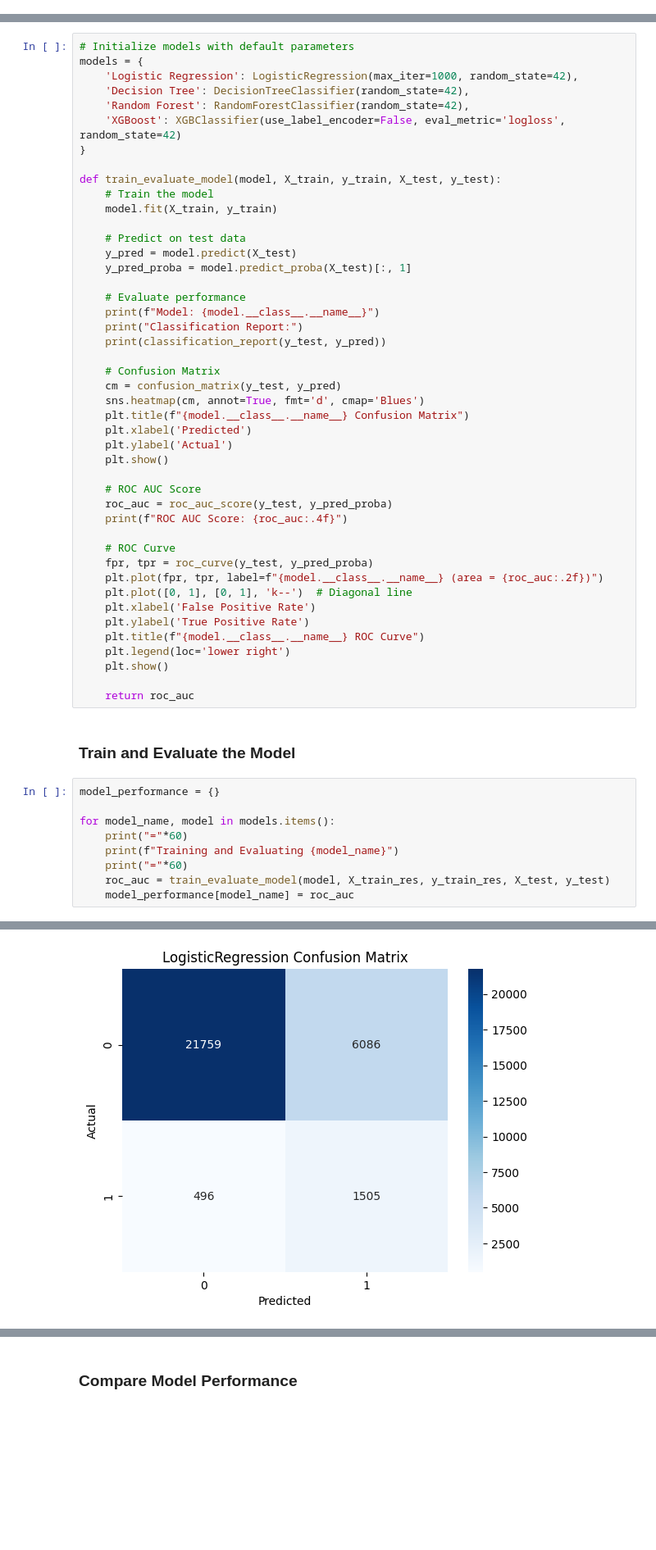
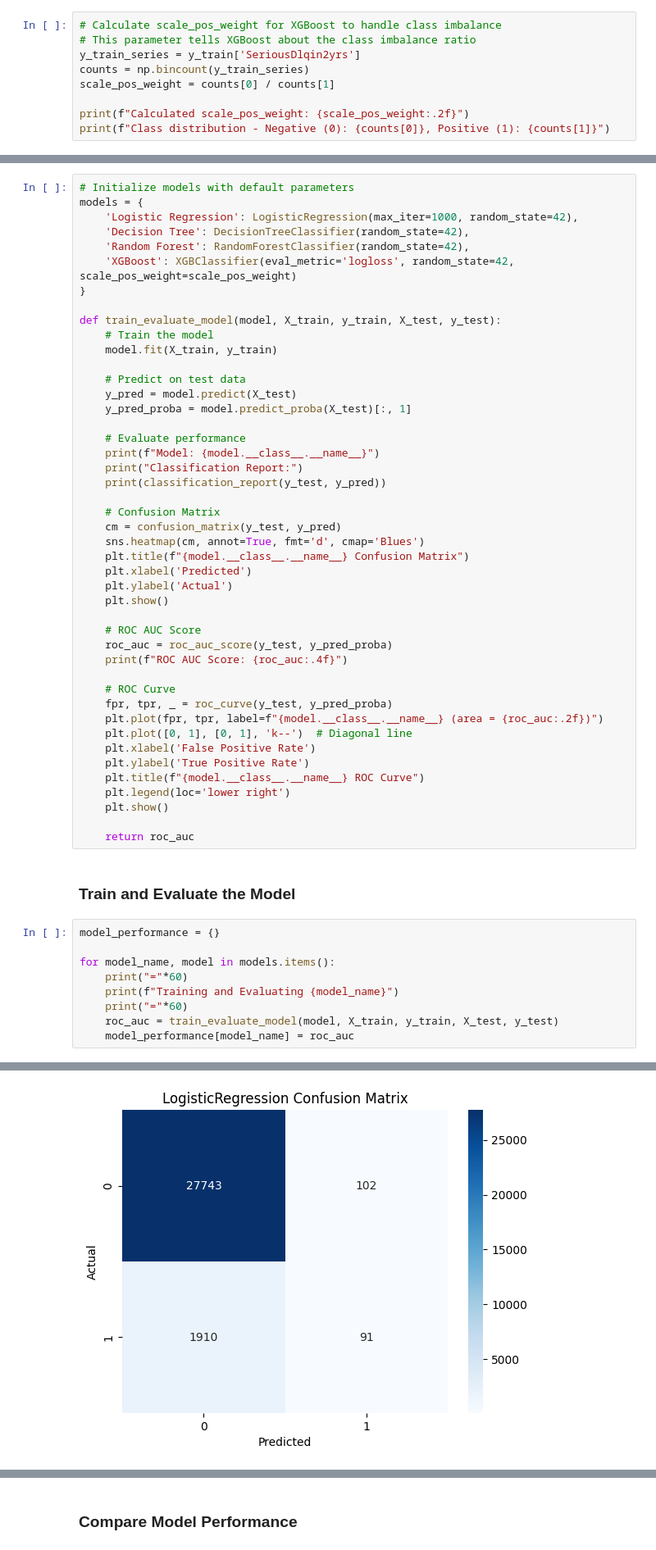
Before and after one commit to mustafaelzowawi/credit-risk-prediction-model, a Jupyter notebook: notebooks/04_Model_Training.ipynb, the cells around one changed output, grey strips where cells are left out. Shown at 82% size. Saved outputs shown, nothing was run; the diff lists cells and outputs as text; blank space fills up the shorter version.

```diff
--- a/notebooks/04_Model_Training.ipynb
+++ b/notebooks/04_Model_Training.ipynb
@@ -44,0 +46,9 @@ X_train_res, y_train_res = sm.fit_resample(X_train, y_train)
+# %%
+# Calculate scale_pos_weight for XGBoost to handle class imbalance
+# This parameter tells XGBoost about the class imbalance ratio
+y_train_series = y_train['SeriousDlqin2yrs']
+counts = np.bincount(y_train_series)
+scale_pos_weight = counts[0] / counts[1]
+
+print(f"Calculated scale_pos_weight: {scale_pos_weight:.2f}")
+print(f"Class distribution - Negative (0): {counts[0]}, Positive (1): {counts[1]}")
@@ -60,7 +73,7 @@ models = {
     'Logistic Regression': LogisticRegression(max_iter=1000, random_state=42),
     'Decision Tree': DecisionTreeClassifier(random_state=42),
     'Random Forest': RandomForestClassifier(random_state=42),
-    'XGBoost': XGBClassifier(use_label_encoder=False, eval_metric='logloss', random_state=42)
+    'XGBoost': XGBClassifier(eval_metric='logloss', random_state=42, scale_pos_weight=scale_pos_weight)
 }
 
 def train_evaluate_model(model, X_train, y_train, X_test, y_test):
@@ -89,7 +102,7 @@ def train_evaluate_model(model, X_train, y_train, X_test, y_test):
     print(f"ROC AUC Score: {roc_auc:.4f}")
 
     # ROC Curve
-    fpr, tpr = roc_curve(y_test, y_pred_proba)
+    fpr, tpr, _ = roc_curve(y_test, y_pred_proba)
     plt.plot(fpr, tpr, label=f"{model.__class__.__name__} (area = {roc_auc:.2f})")
     plt.plot([0, 1], [0, 1], 'k--')  # Diagonal line
     plt.xlabel('False Positive Rate')
@@ -108,7 +121,7 @@ for model_name, model in models.items():
     print("="*60)
     print(f"Training and Evaluating {model_name}")
     print("="*60)
-    roc_auc = train_evaluate_model(model, X_train_res, y_train_res, X_test, y_test)
+    roc_auc = train_evaluate_model(model, X_train, y_train, X_test, y_test)
     model_performance[model_name] = roc_auc
 # %% [output]
 ============================================================
@@ -127 +140 @@ weighted avg       0.93      0.78      0.83     29846
-[figure, old version]
+[figure, new version]
```
Also changed, not shown: parts of 12 cells of this notebook, 15 other files.
